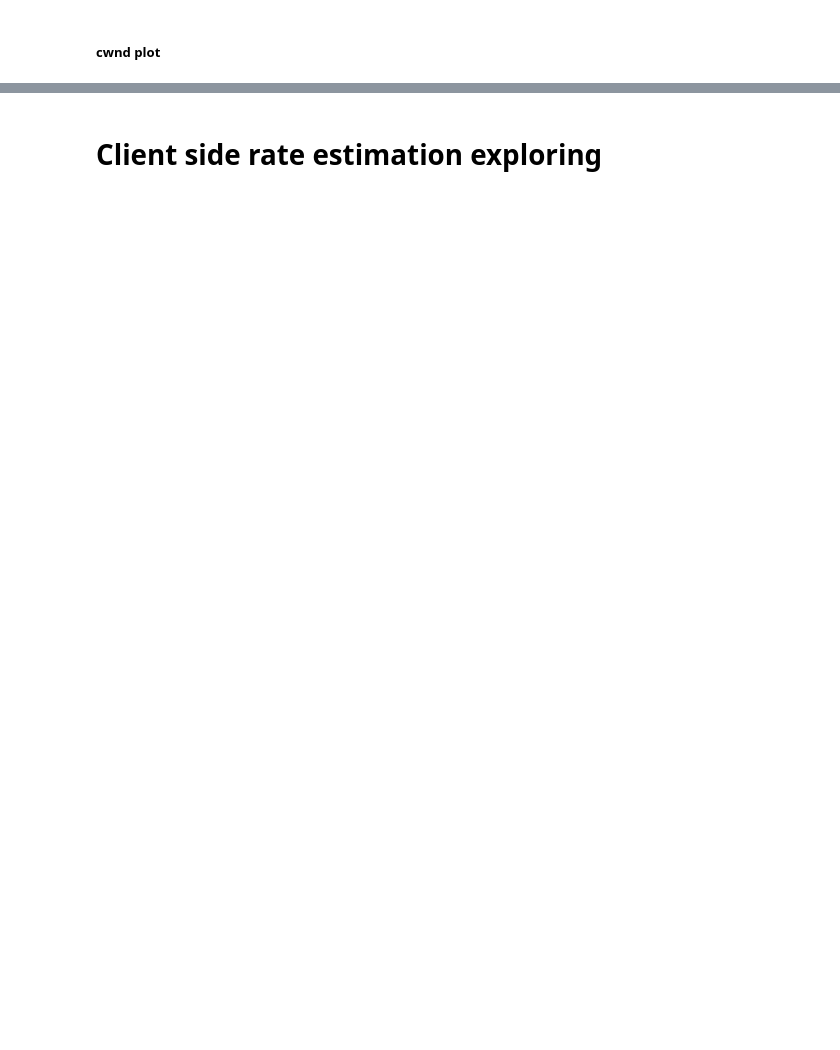
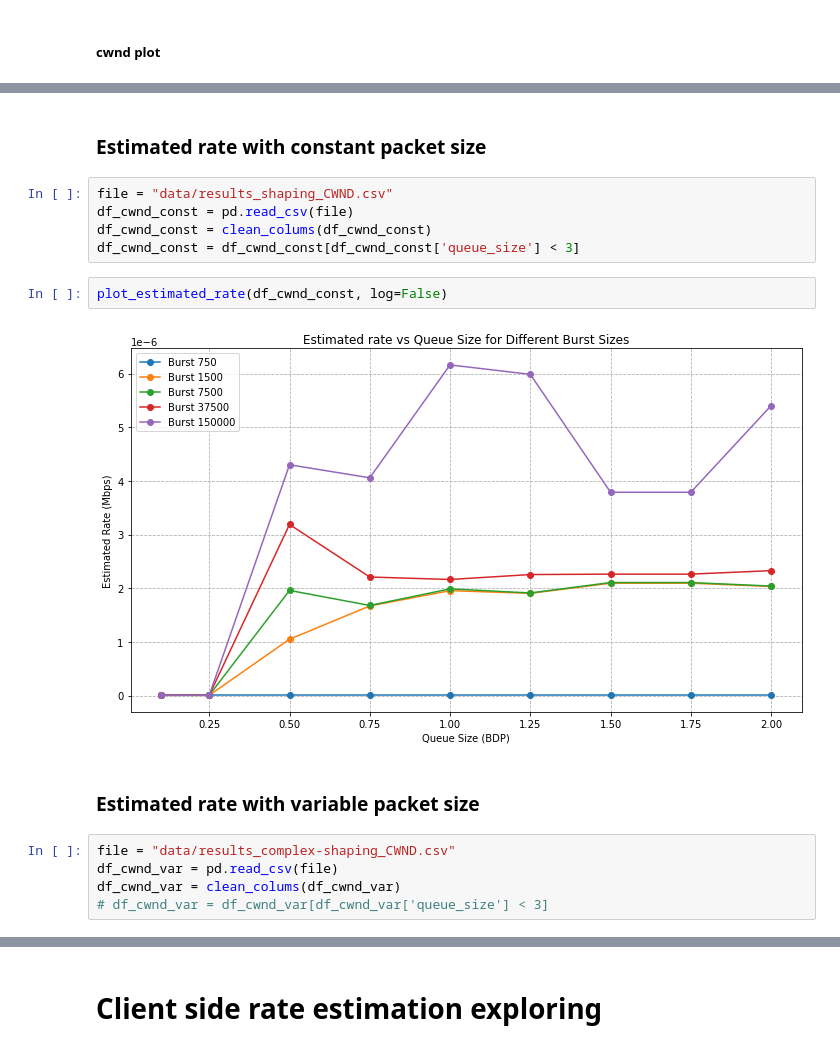
Before and after one commit to MRimk/Traffic-Policing-Inference-Simulation, a Jupyter notebook: note_analyse_results.ipynb, the cells around one changed output, grey strips where cells are left out. Cells and saved outputs as stored; diff of their text form; blank space fills up the shorter version.

```diff
--- a/note_analyse_results.ipynb
+++ b/note_analyse_results.ipynb
@@ -401,0 +429,18 @@ Min Rate: 1.01 Mbps
+# %% [markdown]
+### Estimated rate with constant packet size
+# %%
+file = "data/results_shaping_CWND.csv"
+df_cwnd_const = pd.read_csv(file)
+df_cwnd_const = clean_colums(df_cwnd_const)
+df_cwnd_const = df_cwnd_const[df_cwnd_const['queue_size'] < 3]
+# %%
+plot_estimated_rate(df_cwnd_const, log=False)
+# %% [output]
+[figure, added]
+# %% [markdown]
+### Estimated rate with variable packet size
+# %%
+file = "data/results_complex-shaping_CWND.csv"
+df_cwnd_var = pd.read_csv(file)
+df_cwnd_var = clean_colums(df_cwnd_var)
+# df_cwnd_var = df_cwnd_var[df_cwnd_var['queue_size'] < 3]
```
Also changed, not shown: parts of 26 cells of this notebook, 32 other files.
